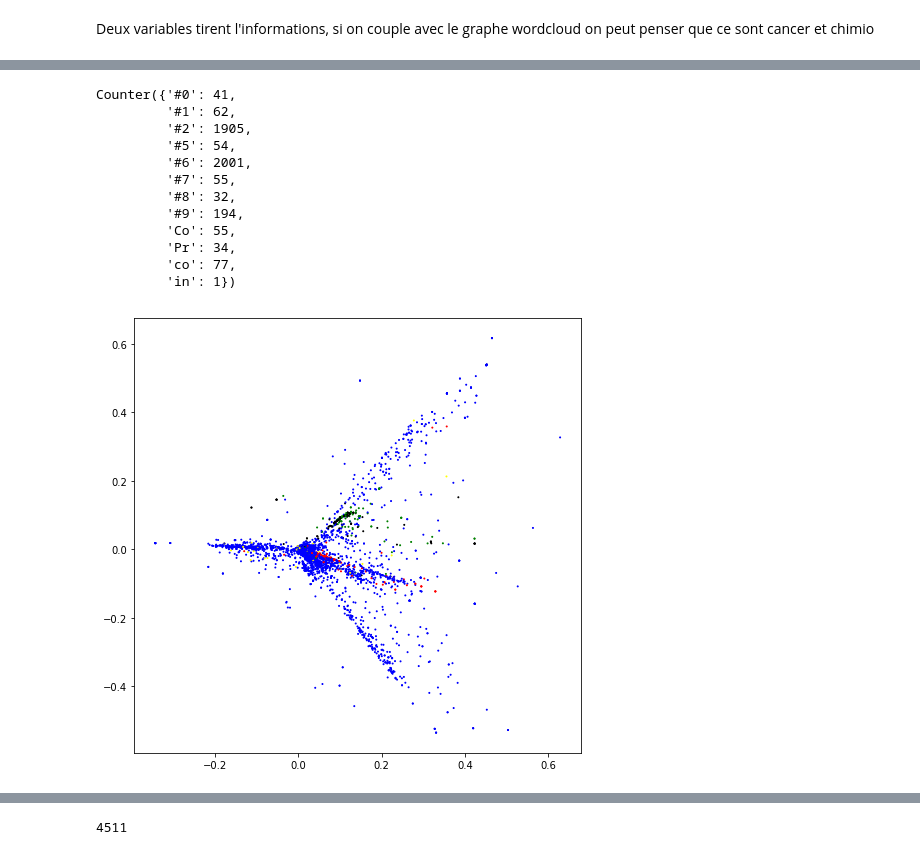
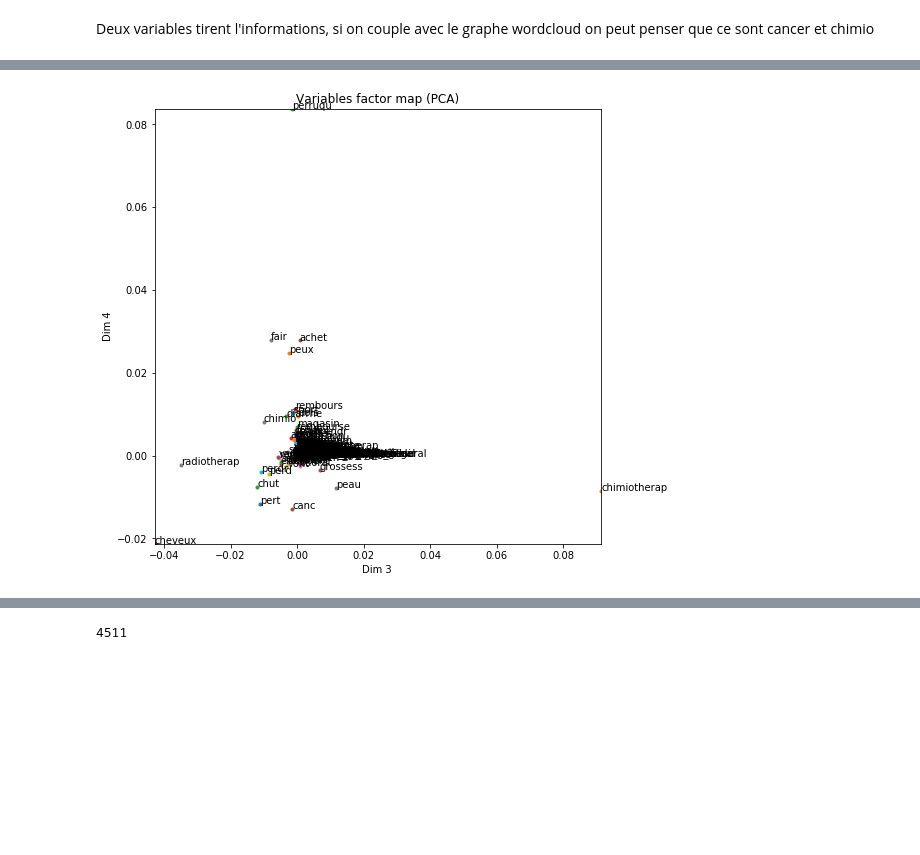
Before and after one commit to emmaboucheron/chatbot, a Jupyter notebook: exploACP_projet.ipynb, the cells around one changed output, grey strips where cells are left out. Drawn from its saved outputs; the diff is of its cells as text; code cells hidden in the pictures; blank space fills up the shorter version.

```diff
--- a/exploACP_projet.ipynb
+++ b/exploACP_projet.ipynb
@@ -462,18 +504,26 @@ plt.show()
+# %%
+#composante 3 & 4
+coord13=svd.components_[3]*np.sqrt(svd.explained_variance_[0])
+coord23=svd.components_[4]*np.sqrt(svd.explained_variance_[1])
+
+fig = plt.figure(figsize=(8,8)) # a enlever si on veut faire un subplot fourni
+ax = fig.add_subplot(1, 1, 1)
+nom = vec.get_feature_names()
+for i, j,nom in zip(coord13,coord23,nom):
+    ax.plot(i, j, marker=".")
+    ax.text(i, j,nom)
+    #plt.arrow(0,0,i,j,color='r')
+ax.set_xlim((min(coord13),max(coord13)))
+ax.set_ylim((min(coord23),max(coord23)))
+
+plt.title("Variables factor map (PCA)")
+ax.set_xlabel('Dim 3 ')
+ax.set_ylabel('Dim 4')
+plt.show()
+# %% [output]
+[figure, added]
 # %%
-collections.Counter([k[:2] for k in data_train_clean["Intent"].values])
+#collections.Counter([k[:2] for k in data_train_clean["Intent"].values])
-# %% [output]
-Counter({'#0': 41,
-         '#1': 62,
-         '#2': 1905,
-         '#5': 54,
-         '#6': 2001,
-         '#7': 55,
-         '#8': 32,
-         '#9': 194,
-         'Co': 55,
-         'Pr': 34,
-         'co': 77,
-         'in': 1})
 # %%
 intent = data_train_clean["Intent"] # catégorie
 
@@ -487,10 +537,3 @@ for k in range(int(np.shape(question)[0])):
     elif intent[k] == '#6-92_TRTEINS_Diarrhee': color_seq.append("green")
     elif intent[k] == '#2-130_QVDP_Alimentation': color_seq.append("yellow")
     else : color_seq.append("blue")
-# %%
-fig = plt.figure(figsize=(8,8))
-ax = fig.add_subplot(1, 1, 1)
-ax.scatter(C[:,1], C[:,2], s=1,c = color_seq)
-plt.show()
-# %% [output]
-[figure, removed]
```
Also changed, not shown: parts of 22 cells of this notebook.
